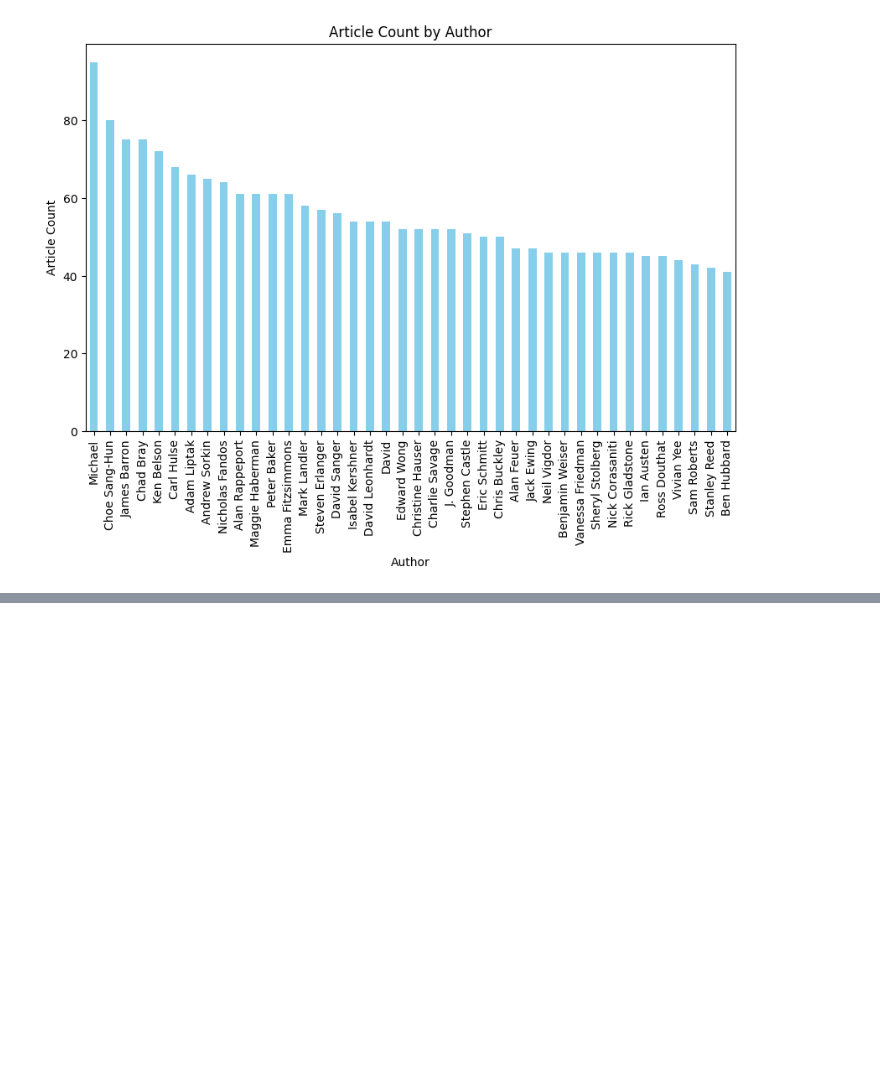
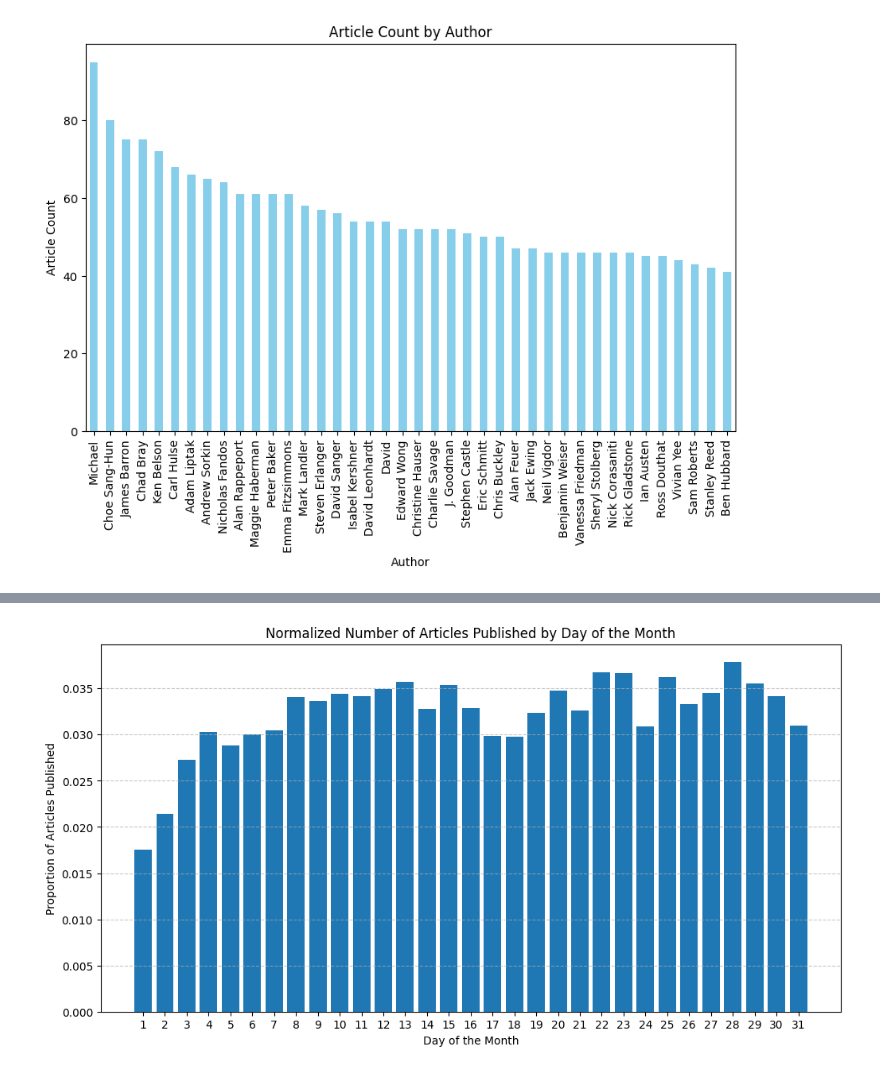
Before and after one commit to udaychhina/4880-project, a Jupyter notebook: project.ipynb, the cells around one changed output, grey strips where cells are left out. Cells and saved outputs as stored; diff of their text form; code cells hidden in the pictures; blank space fills up the shorter version.

```diff
--- a/project.ipynb
+++ b/project.ipynb
@@ -571,0 +510,16 @@ plt.show()
+# %%
+# does normalization change anything?
+articles_per_day = df['day'].value_counts().sort_index()
+normalized_articles_per_day = articles_per_day / articles_per_day.sum()
+
+# Plotting the normalized data
+plt.figure(figsize=(12, 6))
+plt.bar(normalized_articles_per_day.index, normalized_articles_per_day.values)
+plt.xlabel('Day of the Month')
+plt.ylabel('Proportion of Articles Published')
+plt.title('Normalized Number of Articles Published by Day of the Month')
+plt.xticks(range(1, 32))  # Set x-ticks from 1 to 31
+plt.grid(axis='y', linestyle='--', alpha=0.7)
+plt.show()
+# %% [output]
+[figure, added]
```
Also changed, not shown: parts of 32 cells of this notebook, 2 other files.
